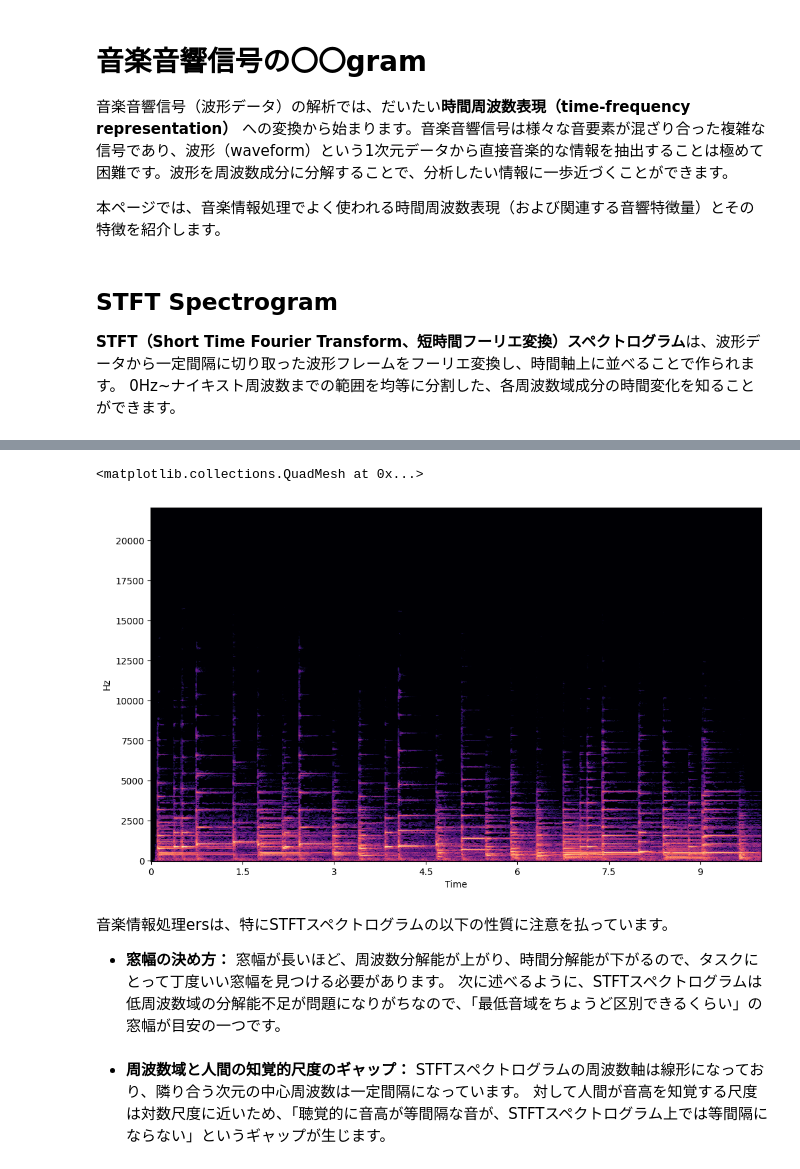
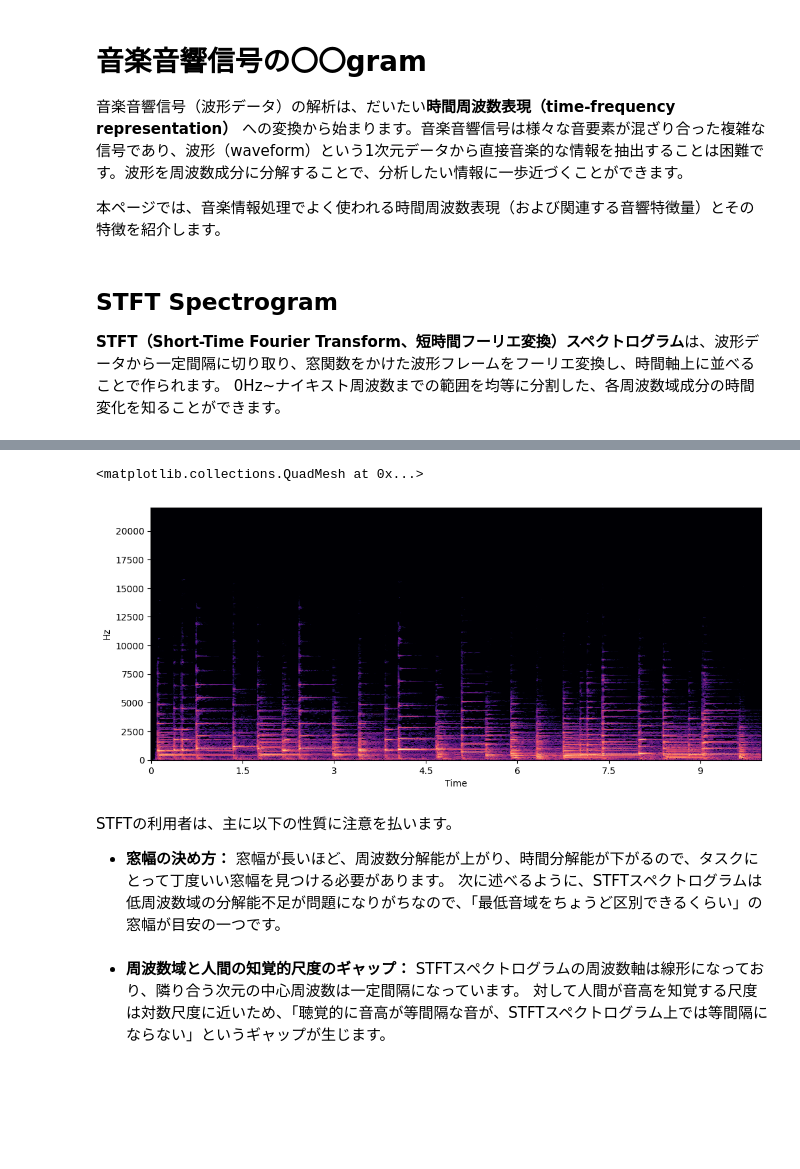
Before and after one commit to ja-MIC/Japanese-MIR-Book, a Jupyter notebook: book/signal_processing/xxgrams.ipynb, the cells around one changed output, grey strips where cells are left out. Drawn from its saved outputs; the diff is of its cells as text; code cells hidden in the pictures; blank space fills up the shorter version.

```diff
--- a/book/signal_processing/xxgrams.ipynb
+++ b/book/signal_processing/xxgrams.ipynb
@@ -1,36 +1,37 @@
 # %% [markdown]
 # 音楽音響信号の〇〇gram
 
-音楽音響信号（波形データ）の解析では、だいたい**時間周波数表現（time-frequency representation）** への変換から始まります。音楽音響信号は様々な音要素が混ざり合った複雑な信号であり、波形（waveform）という1次元データから直接音楽的な情報を抽出することは極めて困難です。波形を周波数成分に分解することで、分析したい情報に一歩近づくことができます。
+音楽音響信号（波形データ）の解析は、だいたい**時間周波数表現（time-frequency representation）** への変換から始まります。音楽音響信号は様々な音要素が混ざり合った複雑な信号であり、波形（waveform）という1次元データから直接音楽的な情報を抽出することは困難です。波形を周波数成分に分解することで、分析したい情報に一歩近づくことができます。
 
 本ページでは、音楽情報処理でよく使われる時間周波数表現（および関連する音響特徴量）とその特徴を紹介します。
 # %% [markdown]
 ## STFT Spectrogram
 
-**STFT（Short Time Fourier Transform、短時間フーリエ変換）スペクトログラム**は、波形データから一定間隔に切り取った波形フレームをフーリエ変換し、時間軸上に並べることで作られます。
+**STFT（Short-Time Fourier Transform、短時間フーリエ変換）スペクトログラム**は、波形データから一定間隔に切り取り、窓関数をかけた波形フレームをフーリエ変換し、時間軸上に並べることで作られます。
 0Hz~ナイキスト周波数までの範囲を均等に分割した、各周波数域成分の時間変化を知ることができます。
 # %%
 import librosa
+import librosa.display
 import torchaudio
 import numpy as np
 import matplotlib.pyplot as plt
 from IPython.display import Audio, display
 
 waveform, sample_rate = torchaudio.load('assets/example1.ogg')
 waveform = waveform[0].numpy()
 waveform = waveform[:sample_rate*10]   # 最初の10秒
 stft_spectrogram = librosa.stft(waveform)
 
 display(Audio(waveform, rate=sample_rate))
 
-plt.figure(figsize=(12, 7))
+plt.figure(figsize=(12, 5))
 librosa.display.specshow(librosa.amplitude_to_db(np.abs(stft_spectrogram), ref=np.max), sr=sample_rate, x_axis='time', y_axis='linear')
 # %% [output]
 [interactive output not drawn]
 <matplotlib.collections.QuadMesh at 0x...>
-[figure, old version]
+[figure, new version]
 # %% [markdown]
-音楽情報処理ersは、特にSTFTスペクトログラムの以下の性質に注意を払っています。
+STFTの利用者は、主に以下の性質に注意を払います。
 
 
 * **窓幅の決め方：** 窓幅が長いほど、周波数分解能が上がり、時間分解能が下がるので、タスクにとって丁度いい窓幅を見つける必要があります。
```
Also changed, not shown: parts of 32 cells of this notebook, 11 other files.
